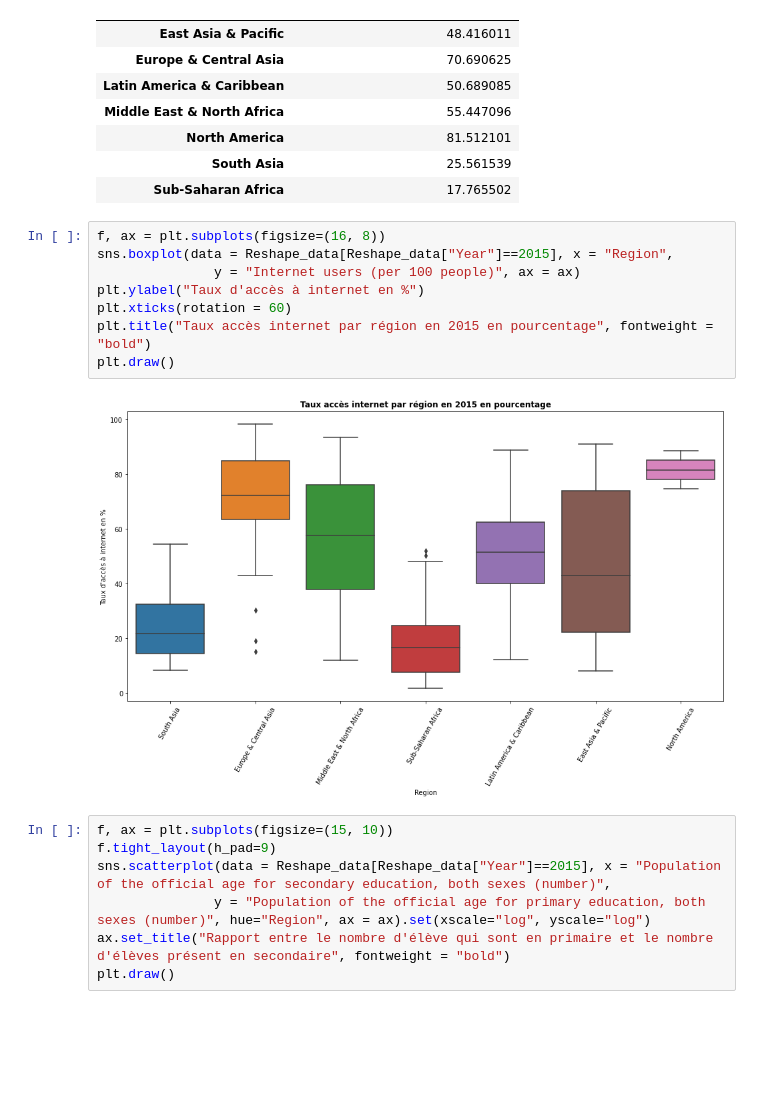
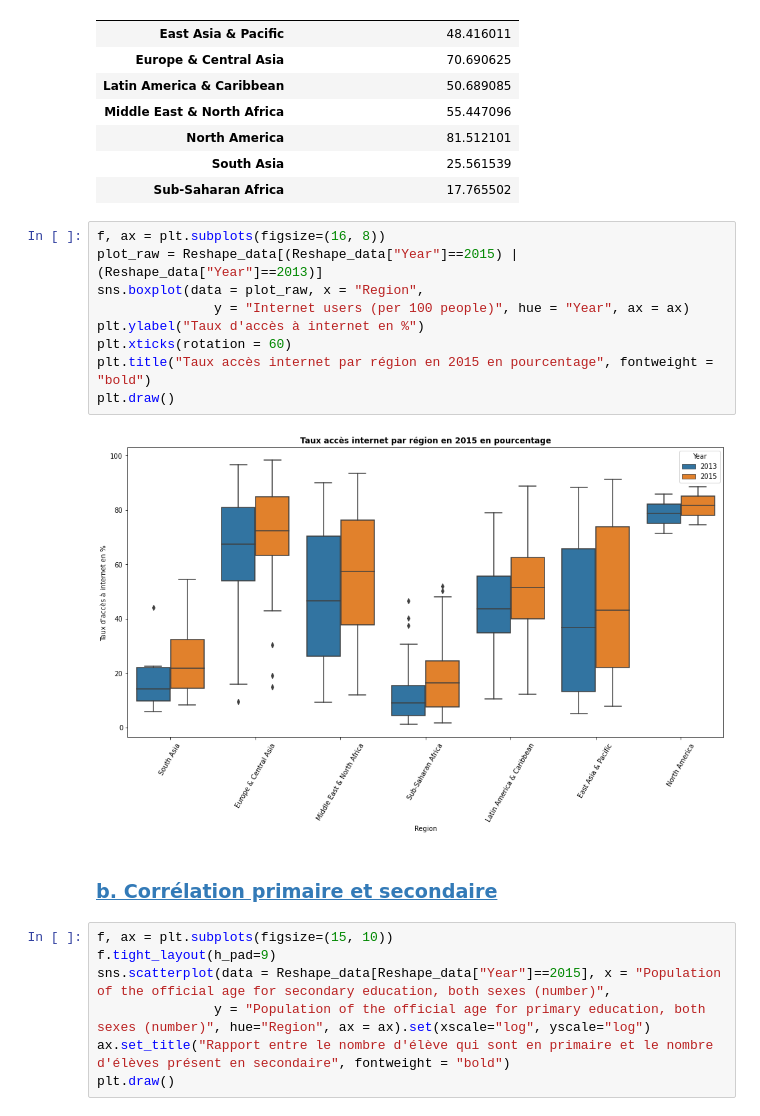
Before and after one commit to MathieuDaulard/Education_analysis, a Jupyter notebook: 01_code.ipynb, the cells around one changed output. Drawn from its saved outputs; the diff is of its cells as text; blank space fills up the shorter version.

```diff
--- a/P2_01_code.ipynb
+++ b/01_code.ipynb
@@ -391,14 +399,17 @@ temp_graph
 | Sub-Saharan Africa | 17.765502 |
 # %%
 f, ax = plt.subplots(figsize=(16, 8))
-sns.boxplot(data = Reshape_data[Reshape_data["Year"]==2015], x = "Region",
-               y = "Internet users (per 100 people)", ax = ax)
+plot_raw = Reshape_data[(Reshape_data["Year"]==2015) | (Reshape_data["Year"]==2013)]
+sns.boxplot(data = plot_raw, x = "Region",
+               y = "Internet users (per 100 people)", hue = "Year", ax = ax)
 plt.ylabel("Taux d'accès à internet en %")
 plt.xticks(rotation = 60)
 plt.title("Taux accès internet par région en 2015 en pourcentage", fontweight = "bold")
 plt.draw()
 # %% [output]
-[figure, old version]
+[figure, new version]
+# %% [markdown]
+### [b. Corrélation primaire et secondaire](#sommaire)<a class="anchor" id="9"></a>
 # %%
 f, ax = plt.subplots(figsize=(15, 10))
 f.tight_layout(h_pad=9)
```
Also changed, not shown: parts of 14 cells of this notebook, 1 other file.
